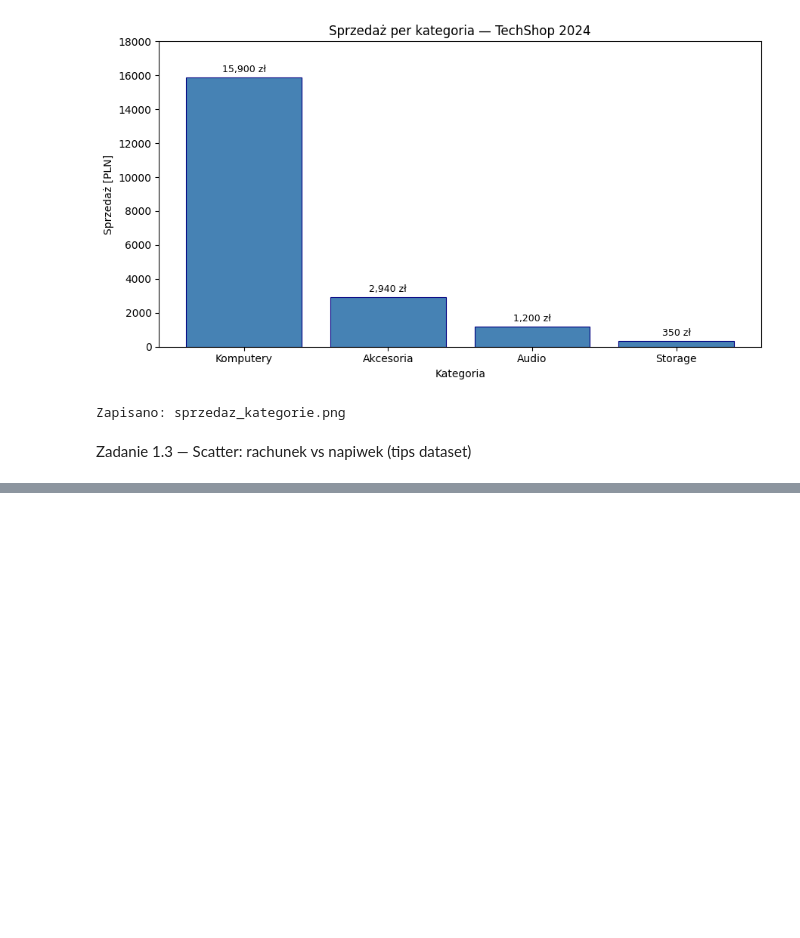
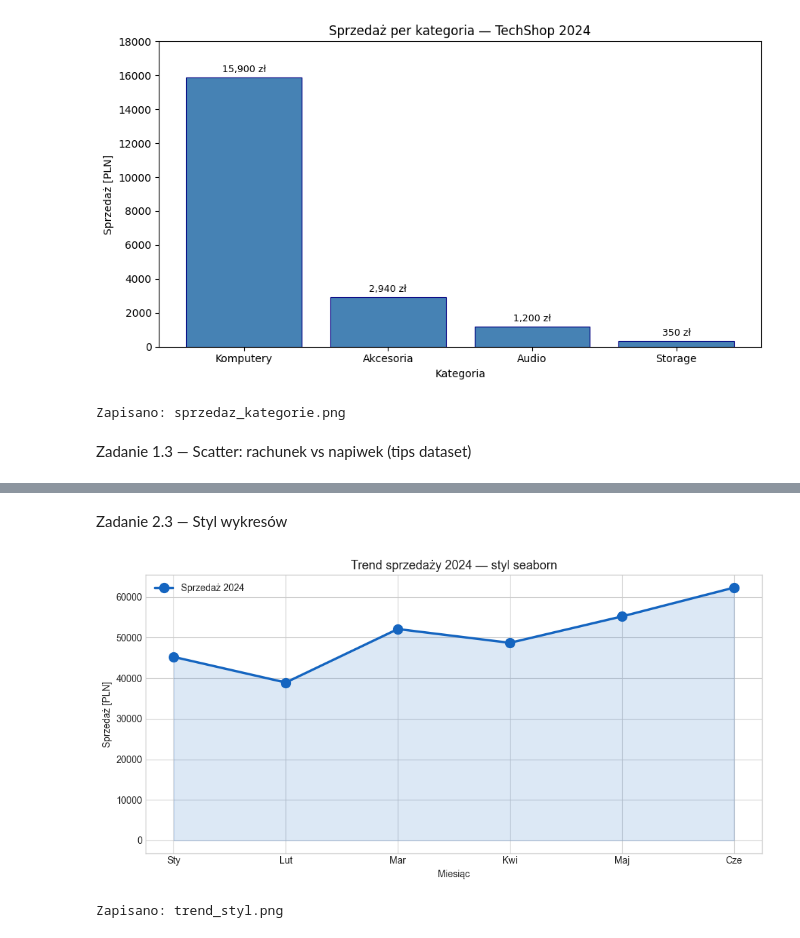
Before and after one commit to AlexaDRS/python2-lab, a Jupyter notebook: lab09/lab09_matplotlib.ipynb, the cells around one changed output, grey strips where cells are left out. Drawn from its saved outputs; the diff is of its cells as text; code cells hidden in the pictures; blank space fills up the shorter version.

```diff
--- a/lab09/lab09_matplotlib.ipynb
+++ b/lab09/lab09_matplotlib.ipynb
@@ -100,0 +162,30 @@ print("Zapisano: scatter_tips.png")
+# %% [markdown]
+Zadanie 2.3 — Styl wykresów
+# %%
+# Zastosuj styl
+plt.style.use('seaborn-v0_8-whitegrid')
+fig, ax = plt.subplots(figsize=(10, 5))
+ax.plot(miesiace, sprzedaz_2024,
+color='#1565C0',
+linewidth=2.5,
+marker='o',
+markersize=10,
+label='Sprzedaż 2024')
+ax.fill_between(miesiace, sprzedaz_2024,
+alpha = 0.15,
+color='#1565C0') # przezroczystość 0-1; subtelny efekt =
+# ten sam kolor co linia powyżej dla spójności
+ax.set_title('Trend sprzedaży 2024 — styl seaborn', fontsize=13)
+ax.set_xlabel('Miesiąc')
+ax.set_ylabel('Sprzedaż [PLN]')
+ax.legend()
+plt.tight_layout()
+plt.savefig('trend_styl.png', dpi=100)
+plt.show()
+plt.close()
+# Przywróć domyślny styl
+plt.style.use('default')
+print("Zapisano: trend_styl.png")
+# %% [output]
+[figure, added]
+Zapisano: trend_styl.png
```
Also changed, not shown: parts of 16 cells of this notebook, 2 other files.
